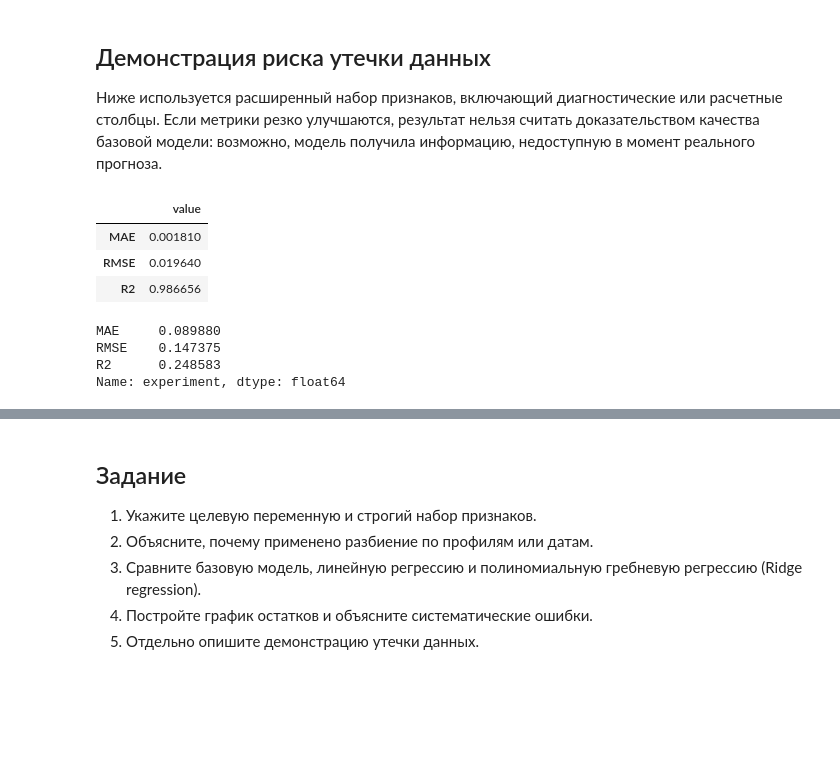
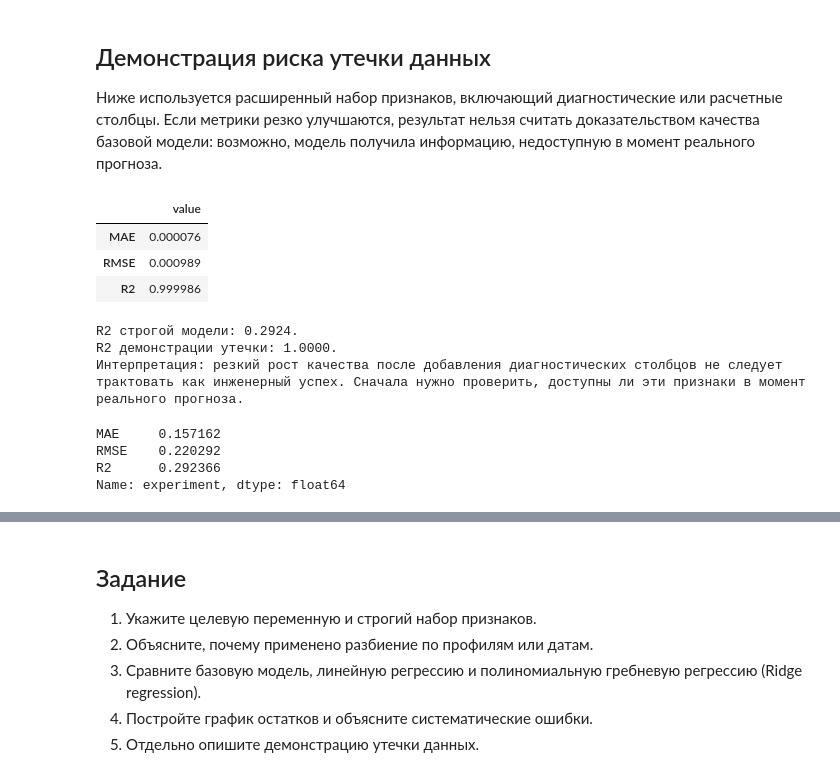
Before and after one commit to Alexflex/appailab, a Jupyter notebook: notebooks/external/teacher/02_mendeley_ev_teacher.ipynb, the cells around one changed output, grey strips where cells are left out. Saved outputs shown, nothing was run; the diff lists cells and outputs as text; code cells hidden in the pictures; blank space fills up the shorter version.

```diff
--- a/notebooks/external/teacher/02_mendeley_ev_teacher.ipynb
+++ b/notebooks/external/teacher/02_mendeley_ev_teacher.ipynb
@@ -108,16 +382,16 @@ features_df.head()
 # %%
 regression_features = ['vehicle_speed_m_s', 'acceleration_m_s2', 'slope_rad', 'motor_speed_rpm', 'motor_torque_nm']
-regression_target = 'drivetrain_efficiency'
+regression_target = 'motor_efficiency'
 forbidden_regression_features = set(['drivetrain_efficiency', 'motor_efficiency', 'Powertrain_efficiency_gear_SG', 'mechanical_power_w', 'efficiency_limit', 'is_allowed'])
-leaked_regression_features = forbidden_regression_features & set(regression_features)
-if leaked_regression_features:
-    raise AssertionError(
-        "Обнаружена утечка данных в regression_features: "
-        f"{sorted(leaked_regression_features)}"
-    )
+regression_features = validate_features(
+    regression_features,
+    forbidden_regression_features,
+    "regression_features",
+)
 
 from sklearn.linear_model import LinearRegression, Ridge
 from sklearn.metrics import mean_absolute_error, mean_squared_error, r2_score
+from sklearn.model_selection import train_test_split
 from sklearn.pipeline import Pipeline
 from sklearn.preprocessing import PolynomialFeatures, StandardScaler
 
@@ -151,0 +470,11 @@ plt.show()
+# %%
+shown_features = regression_features[: min(4, len(regression_features))]
+fig, axes = plt.subplots(1, len(shown_features), figsize=(5 * len(shown_features), 4))
+axes = np.atleast_1d(axes)
+for ax, column in zip(axes, shown_features):
+    ax.scatter(model_df[column], model_df[regression_target], alpha=0.45)
+    ax.set_xlabel(column)
+    ax.set_ylabel(regression_target)
+    ax.set_title(f"{column} и цель")
+plt.tight_layout()
+plt.show()
@@ -215,44 +757,61 @@ plt.show()
 доказательством качества базовой модели: возможно, модель получила
 информацию, недоступную в момент реального прогноза.
 # %%
-leakage_features = [column for column in ['vehicle_speed_m_s', 'acceleration_m_s2', 'slope_rad', 'motor_speed_rpm', 'motor_torque_nm', 'motor_efficiency', 'mechanical_power_w'] if column in full_df.columns]
+leakage_features = [column for column in ['vehicle_speed_m_s', 'acceleration_m_s2', 'slope_rad', 'motor_speed_rpm', 'motor_torque_nm', 'drivetrain_efficiency', 'Powertrain_efficiency_gear_SG'] if column in full_df.columns]
 leakage_df = full_df.replace([np.inf, -np.inf], np.nan).dropna(
     subset=leakage_features + [regression_target]
 ).copy()
 if len(leakage_features) >= 2 and len(leakage_df) > 20:
     train_idx_l, test_idx_l, _ = group_holdout_split(leakage_df, GROUP_COLUMN, test_share=0.25)
     leakage_model = Pipeline([
+        ("input_scaler", StandardScaler()),
         ("poly", PolynomialFeatures(degree=2, include_bias=False)),
-        ("scaler", StandardScaler()),
+        ("poly_scaler", StandardScaler()),
         ("model", Ridge(alpha=1.0)),
     ])
     leakage_model.fit(leakage_df.loc[train_idx_l, leakage_features], leakage_df.loc[train_idx_l, regression_target])
     leakage_pred = leakage_model.predict(leakage_df.loc[test_idx_l, leakage_features])
     leakage_metrics = pd.Series(
         regression_metrics(leakage_df.loc[test_idx_l, regression_target], leakage_pred),
         name="leakage_demo",
     )
 else:
     leakage_metrics = pd.Series(dtype=float, name="leakage_demo")
 leakage_metrics.to_frame("value")
 # %% [output]
 |  | value |
-| MAE | 0.001810 |
-| RMSE | 0.019640 |
-| R2 | 0.986656 |
+| MAE | 0.000076 |
+| RMSE | 0.000989 |
+| R2 | 0.999986 |
+# %%
+if not leakage_metrics.empty:
+    strict_r2 = metrics_df.loc["polynomial_ridge", "R2"]
+    leakage_r2 = leakage_metrics.get("R2", np.nan)
+    print(f"R2 строгой модели: {strict_r2:.4f}.")
+    print(f"R2 демонстрации утечки: {leakage_r2:.4f}.")
+    print(
+        "Интерпретация: резкий рост качества после добавления диагностических "
+        "столбцов не следует трактовать как инженерный успех. Сначала нужно "
+        "проверить, доступны ли эти признаки в момент реального прогноза."
+    )
+# %% [output]
+R2 строгой модели: 0.2924.
+R2 демонстрации утечки: 1.0000.
+Интерпретация: резкий рост качества после добавления диагностических столбцов не следует трактовать как инженерный успех. Сначала нужно проверить, доступны ли эти признаки в момент реального прогноза.
 # %%
 experiment_degree = 2
 experiment_alpha = 1.0
 experiment_model = Pipeline([
+    ("input_scaler", StandardScaler()),
     ("poly", PolynomialFeatures(degree=experiment_degree, include_bias=False)),
-    ("scaler", StandardScaler()),
+    ("poly_scaler", StandardScaler()),
     ("model", Ridge(alpha=experiment_alpha)),
 ])
 experiment_model.fit(X_train, y_train)
 experiment_pred = experiment_model.predict(X_test)
 pd.Series(regression_metrics(y_test, experiment_pred), name="experiment")
 # %% [output]
-MAE     0.089880
-RMSE    0.147375
-R2      0.248583
+MAE     0.157162
+RMSE    0.220292
+R2      0.292366
 Name: experiment, dtype: float64
```
Also changed, not shown: parts of 24 cells of this notebook, 44 other files.
